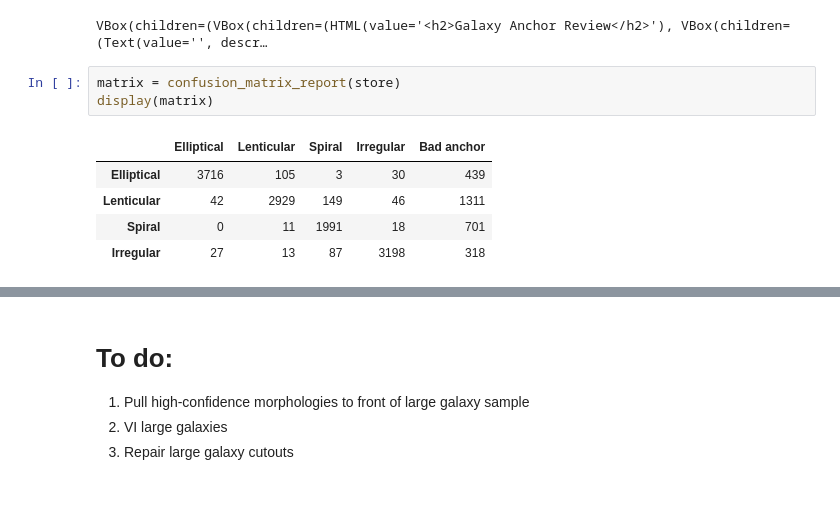
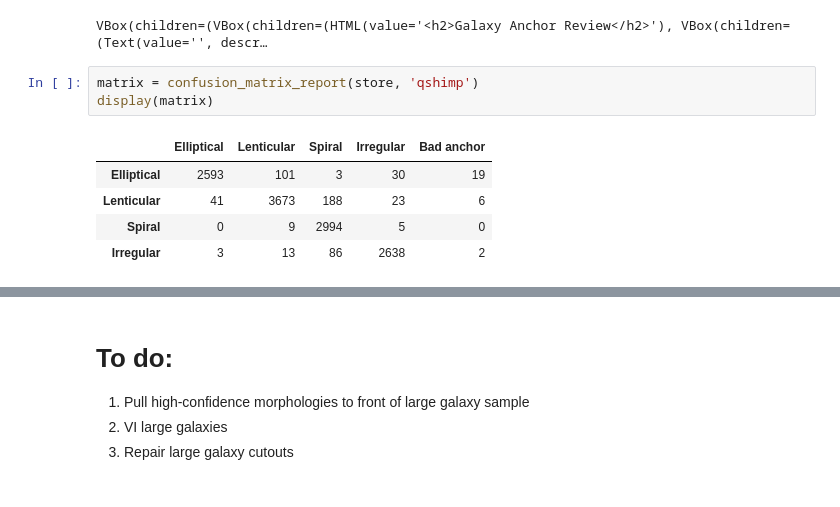
Before and after one commit to DESI-UR/morphology_classification, a Jupyter notebook: VI-set/Anchor_Refinery.ipynb, the cells around one changed output, grey strips where cells are left out. Cells and saved outputs as stored; diff of their text form.

```diff
--- a/VI-set/Anchor_Refinery.ipynb
+++ b/VI-set/Anchor_Refinery.ipynb
@@ -309,11 +311,11 @@ reviewer = ReviewerLogin(
 # %% [output]
 VBox(children=(VBox(children=(HTML(value='<h2>Galaxy Anchor Review</h2>'), VBox(children=(Text(value='', descr…
 # %%
-matrix = confusion_matrix_report(store)
+matrix = confusion_matrix_report(store, 'qshimp')
 display(matrix)
 # %% [output]
 |  | Elliptical | Lenticular | Spiral | Irregular | Bad anchor |
-| Elliptical | 3716 | 105 | 3 | 30 | 439 |
-| Lenticular | 42 | 2929 | 149 | 46 | 1311 |
-| Spiral | 0 | 11 | 1991 | 18 | 701 |
-| Irregular | 27 | 13 | 87 | 3198 | 318 |
+| Elliptical | 2593 | 101 | 3 | 30 | 19 |
+| Lenticular | 41 | 3673 | 188 | 23 | 6 |
+| Spiral | 0 | 9 | 2994 | 5 | 0 |
+| Irregular | 3 | 13 | 86 | 2638 | 2 |
```
Also changed, not shown: parts of 16 cells of this notebook, 1 other file.
